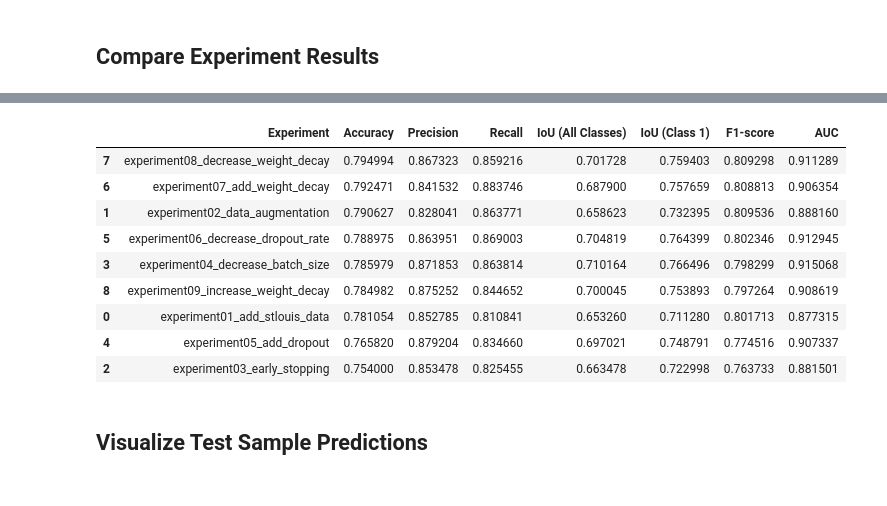
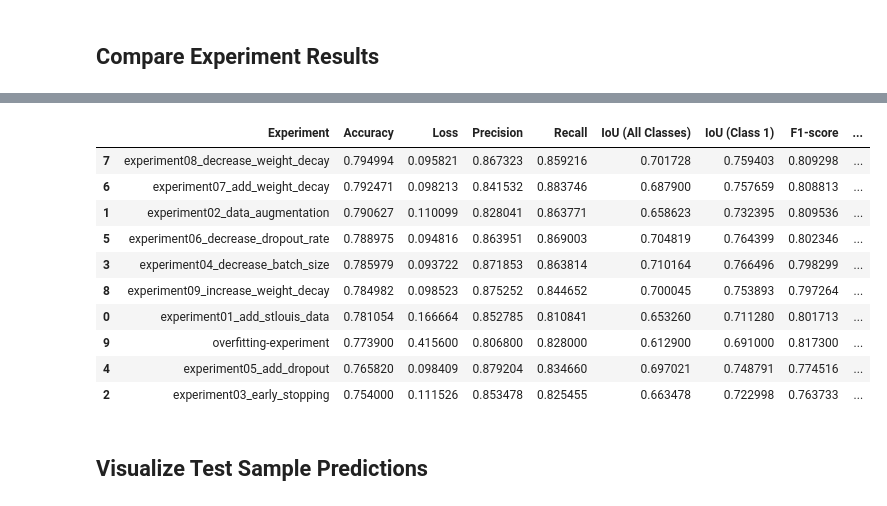
Before and after one commit to chengzwk/omdena-frankfurt-ugs-unet, a Jupyter notebook: regularize_experiment_results_summary.ipynb, the cells around one changed output, grey strips where cells are left out. Drawn from its saved outputs; the diff is of its cells as text; code cells hidden in the pictures.

```diff
--- a/regularize_experiment_results_summary.ipynb
+++ b/regularize_experiment_results_summary.ipynb
@@ -392,7 +393,7 @@ for experiment in experiment_dirs:
 
     # Evaluate model on test set
     results = model.evaluate(X_test, y_test, verbose=0)
-    accuracy, precision, recall, iou_all, iou_class1 = results[1:]
+    loss, accuracy, precision, recall, iou_all, iou_class1 = results
 
     # Compute additional metrics (F1-score & AUC)
     y_pred = model.predict(X_test, verbose=0)
@@ -404,6 +405,7 @@ for experiment in experiment_dirs:
     # Store results
     experiment_results.append({
         "Experiment": experiment,
+        "Loss": loss,
         "Accuracy": accuracy,
         "Precision": precision,
         "Recall": recall,
@@ -412,6 +414,19 @@ for experiment in experiment_dirs:
         "F1-score": f1,
         "AUC": auc
     })
+
+# Add overfitting experiment result
+experiment_results.append({
+    "Experiment": "overfitting-experiment",
+    "Loss": 0.4156,
+    "Accuracy": 0.7739,
+    "Precision": 0.8068,
+    "Recall": 0.8280,
+    "IoU (All Classes)": 0.6129,
+    "IoU (Class 1)": 0.6910,
+    "F1-score": 0.8173,
+    "AUC": 0.7552
+})
 
 # Convert results to a DataFrame
 df_results = pd.DataFrame(experiment_results)
@@ -455,16 +470,18 @@ WARNING:tensorflow:6 out of the last 11 calls to <function TensorFlowTrainer._ma
 # %%
-df_results
+column_order = ['Experiment', 'Accuracy', 'Loss'] + [col for col in df_results.columns if col not in ['Experiment', 'Accuracy', 'Loss']]
+df_results[column_order]
 # %% [output]
-|  | Experiment | Accuracy | Precision | Recall | IoU (All Classes) | IoU (Class 1) | F1-score | AUC |
-| 7 | experiment08_decrease_weight_decay | 0.794994 | 0.867323 | 0.859216 | 0.701728 | 0.759403 | 0.809298 | 0.911289 |
-| 6 | experiment07_add_weight_decay | 0.792471 | 0.841532 | 0.883746 | 0.687900 | 0.757659 | 0.808813 | 0.906354 |
-| 1 | experiment02_data_augmentation | 0.790627 | 0.828041 | 0.863771 | 0.658623 | 0.732395 | 0.809536 | 0.888160 |
-| 5 | experiment06_decrease_dropout_rate | 0.788975 | 0.863951 | 0.869003 | 0.704819 | 0.764399 | 0.802346 | 0.912945 |
-| 3 | experiment04_decrease_batch_size | 0.785979 | 0.871853 | 0.863814 | 0.710164 | 0.766496 | 0.798299 | 0.915068 |
-| 8 | experiment09_increase_weight_decay | 0.784982 | 0.875252 | 0.844652 | 0.700045 | 0.753893 | 0.797264 | 0.908619 |
-| 0 | experiment01_add_stlouis_data | 0.781054 | 0.852785 | 0.810841 | 0.653260 | 0.711280 | 0.801713 | 0.877315 |
-| 4 | experiment05_add_dropout | 0.765820 | 0.879204 | 0.834660 | 0.697021 | 0.748791 | 0.774516 | 0.907337 |
-| 2 | experiment03_early_stopping | 0.754000 | 0.853478 | 0.825455 | 0.663478 | 0.722998 | 0.763733 | 0.881501 |
+|  | Experiment | Accuracy | Loss | Precision | Recall | IoU (All Classes) | IoU (Class 1) | F1-score | ... |
+| 7 | experiment08_decrease_weight_decay | 0.794994 | 0.095821 | 0.867323 | 0.859216 | 0.701728 | 0.759403 | 0.809298 | ... |
+| 6 | experiment07_add_weight_decay | 0.792471 | 0.098213 | 0.841532 | 0.883746 | 0.687900 | 0.757659 | 0.808813 | ... |
+| 1 | experiment02_data_augmentation | 0.790627 | 0.110099 | 0.828041 | 0.863771 | 0.658623 | 0.732395 | 0.809536 | ... |
+| 5 | experiment06_decrease_dropout_rate | 0.788975 | 0.094816 | 0.863951 | 0.869003 | 0.704819 | 0.764399 | 0.802346 | ... |
+| 3 | experiment04_decrease_batch_size | 0.785979 | 0.093722 | 0.871853 | 0.863814 | 0.710164 | 0.766496 | 0.798299 | ... |
+| 8 | experiment09_increase_weight_decay | 0.784982 | 0.098523 | 0.875252 | 0.844652 | 0.700045 | 0.753893 | 0.797264 | ... |
+| 0 | experiment01_add_stlouis_data | 0.781054 | 0.166664 | 0.852785 | 0.810841 | 0.653260 | 0.711280 | 0.801713 | ... |
+| 9 | overfitting-experiment | 0.773900 | 0.415600 | 0.806800 | 0.828000 | 0.612900 | 0.691000 | 0.817300 | ... |
+| 4 | experiment05_add_dropout | 0.765820 | 0.098409 | 0.879204 | 0.834660 | 0.697021 | 0.748791 | 0.774516 | ... |
+| 2 | experiment03_early_stopping | 0.754000 | 0.111526 | 0.853478 | 0.825455 | 0.663478 | 0.722998 | 0.763733 | ... |
 # %% [markdown]
 ## Visualize Test Sample Predictions
 # %%
```
Also changed, not shown: parts of 3 cells of this notebook.
